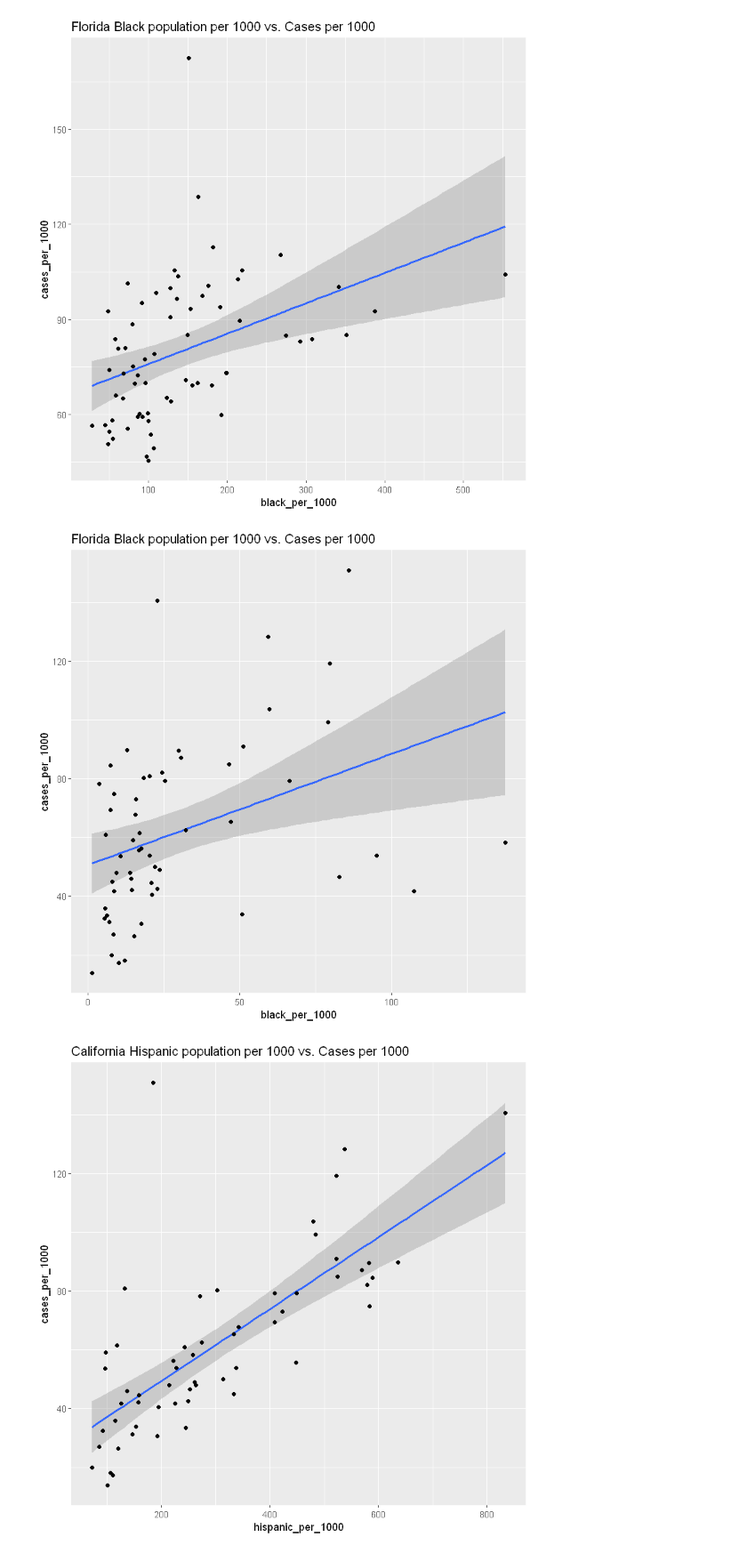
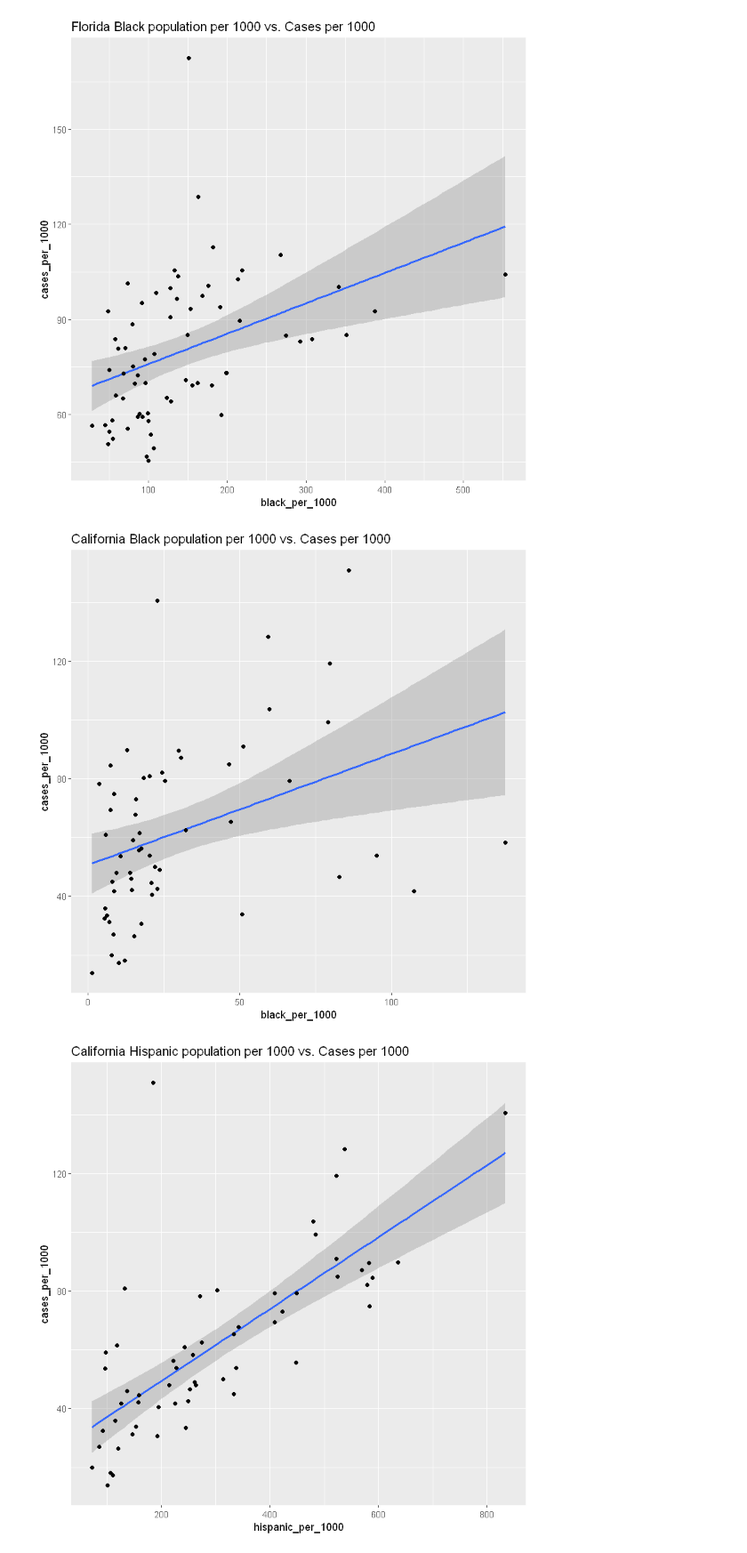
Before and after one commit to hlambson/CS7331, a Jupyter notebook: Project 1/Project 1.ipynb, the cells around one changed output. Shown at 89% size. Cells and saved outputs as stored; diff of their text form; code cells hidden in the pictures.

```diff
--- a/Project 1/Project 1.ipynb
+++ b/Project 1/Project 1.ipynb
@@ -493,9 +493,9 @@ labs(title = "Florida Black population per 1000 vs. Cases per 1000")
 # %%
 ggplot(cases_rates_CA, mapping = aes(x = black_per_1000, y = cases_per_1000)) +
 geom_smooth(method = lm) + geom_point() +
-labs(title = "Florida Black population per 1000 vs. Cases per 1000")
+labs(title = "California Black population per 1000 vs. Cases per 1000")
 # %% [output]
-[figure, old version]
+[figure, new version]
 # %%
 ggplot(cases_rates_CA, mapping = aes(x = hispanic_per_1000, y = cases_per_1000)) +
 geom_smooth(method = lm) + geom_point() +
```
Also changed, not shown: parts of 2 cells of this notebook.
